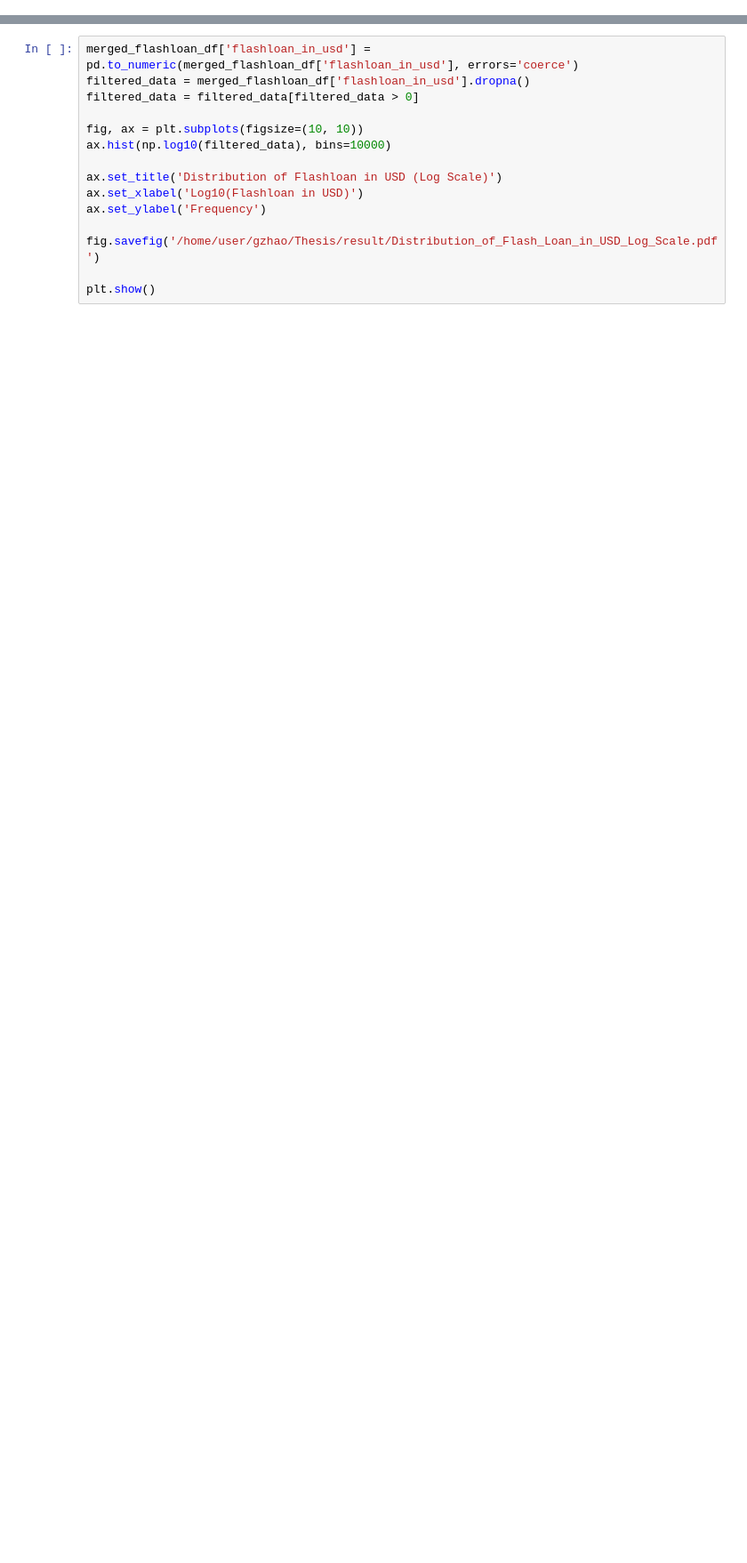
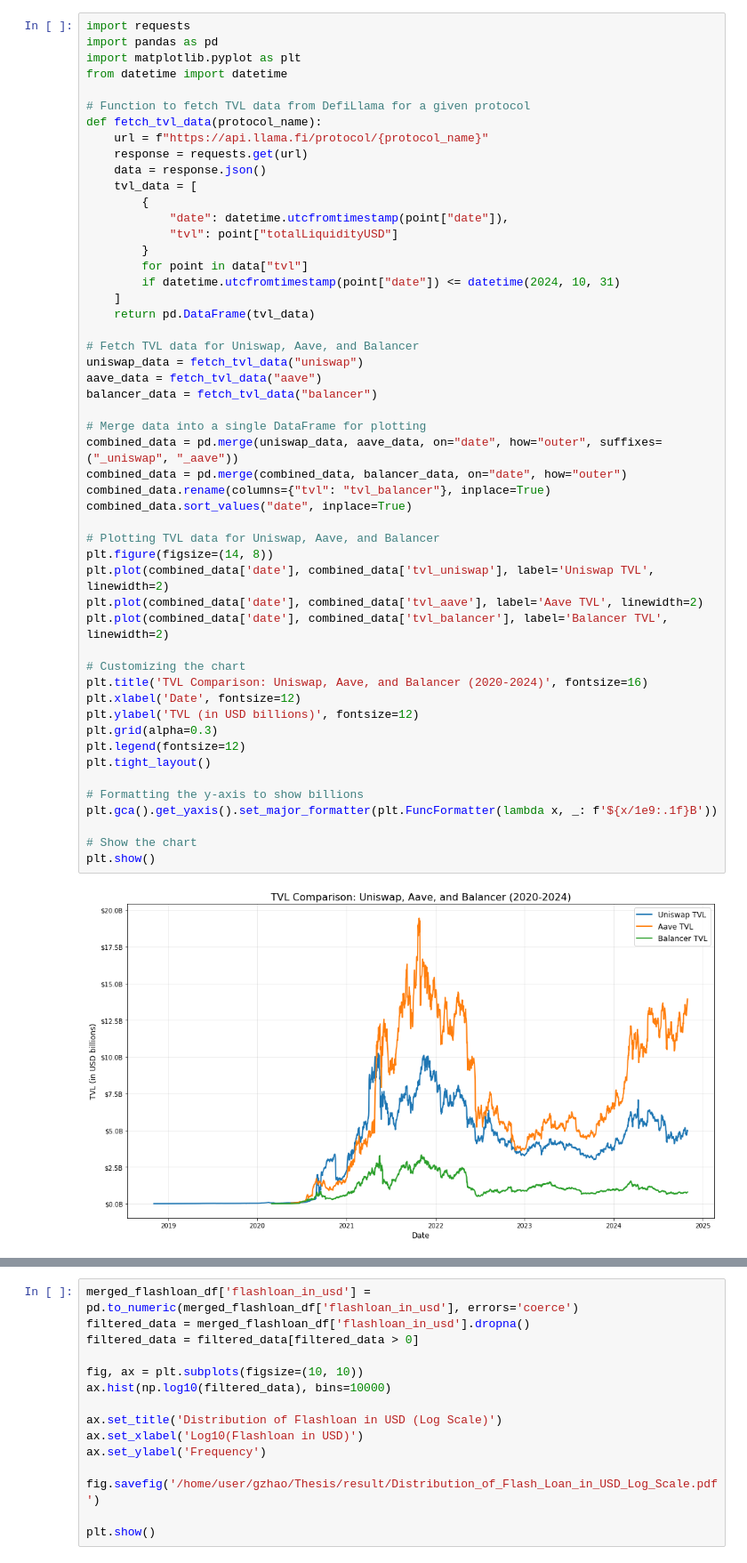
Before and after one commit to Guanda24/flashloan_attack_detection, a Jupyter notebook: Plot.ipynb, the cells around one changed output, grey strips where cells are left out. Shown at 89% size. Saved outputs shown, nothing was run; the diff lists cells and outputs as text; blank space fills up the shorter version.

```diff
--- a/Plot.ipynb
+++ b/Plot.ipynb
@@ -12,3 +13,56 @@ for font_file in font_files:
    font_manager.fontManager.addfont(font_file)
 
 plt.style.use('https://raw.githubusercontent.com/benckj/mpl_style/main/uzh.mplstyle')
+# %%
+import requests
+import pandas as pd
+import matplotlib.pyplot as plt
+from datetime import datetime
+
+# Function to fetch TVL data from DefiLlama for a given protocol
+def fetch_tvl_data(protocol_name):
+    url = f"https://api.llama.fi/protocol/{protocol_name}"
+    response = requests.get(url)
+    data = response.json()
+    tvl_data = [
+        {
+            "date": datetime.utcfromtimestamp(point["date"]),
+            "tvl": point["totalLiquidityUSD"]
+        }
+        for point in data["tvl"]
+        if datetime.utcfromtimestamp(point["date"]) <= datetime(2024, 10, 31)
+    ]
+    return pd.DataFrame(tvl_data)
+
+# Fetch TVL data for Uniswap, Aave, and Balancer
+uniswap_data = fetch_tvl_data("uniswap")
+aave_data = fetch_tvl_data("aave")
+balancer_data = fetch_tvl_data("balancer")
+
+# Merge data into a single DataFrame for plotting
+combined_data = pd.merge(uniswap_data, aave_data, on="date", how="outer", suffixes=("_uniswap", "_aave"))
+combined_data = pd.merge(combined_data, balancer_data, on="date", how="outer")
+combined_data.rename(columns={"tvl": "tvl_balancer"}, inplace=True)
+combined_data.sort_values("date", inplace=True)
+
+# Plotting TVL data for Uniswap, Aave, and Balancer
+plt.figure(figsize=(14, 8))
+plt.plot(combined_data['date'], combined_data['tvl_uniswap'], label='Uniswap TVL', linewidth=2)
+plt.plot(combined_data['date'], combined_data['tvl_aave'], label='Aave TVL', linewidth=2)
+plt.plot(combined_data['date'], combined_data['tvl_balancer'], label='Balancer TVL', linewidth=2)
+
+# Customizing the chart
+plt.title('TVL Comparison: Uniswap, Aave, and Balancer (2020-2024)', fontsize=16)
+plt.xlabel('Date', fontsize=12)
+plt.ylabel('TVL (in USD billions)', fontsize=12)
+plt.grid(alpha=0.3)
+plt.legend(fontsize=12)
+plt.tight_layout()
+
+# Formatting the y-axis to show billions
+plt.gca().get_yaxis().set_major_formatter(plt.FuncFormatter(lambda x, _: f'${x/1e9:.1f}B'))
+
+# Show the chart
+plt.show()
+# %% [output]
+[figure, added]
```
Also changed, not shown: parts of 10 cells of this notebook, 19 other files.
